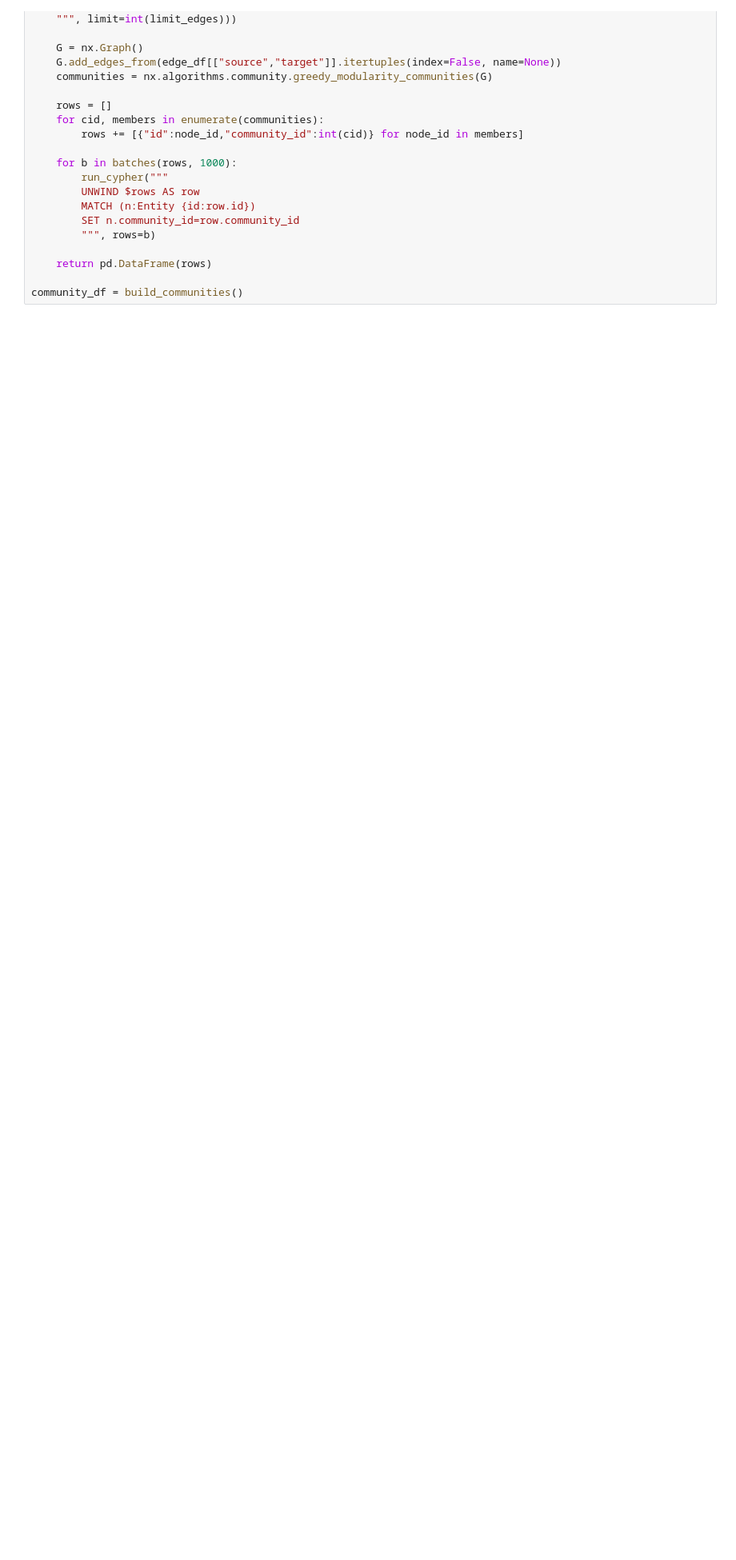
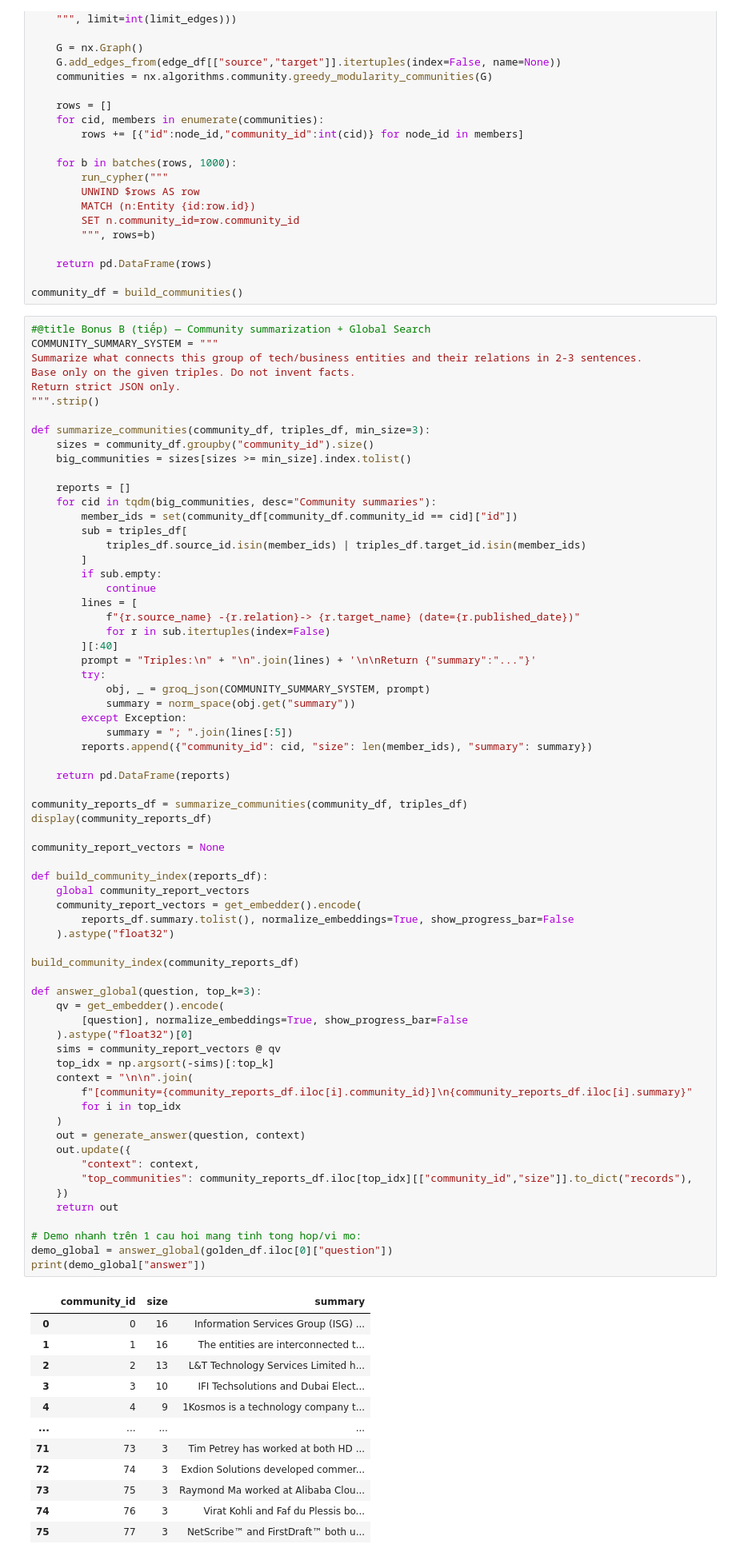
Before and after one commit to nt15032/K3-Track3-Lab19-GraphRAG-2A202601618-NguyenDucAnhTuan, a Jupyter notebook: Day19_GraphRAG_vs_FlatRAG_Production_Lab_Guide.ipynb, the cells around one changed output. Shown at 80% size. Saved outputs shown, nothing was run; the diff lists cells and outputs as text; blank space fills up the shorter version.

```diff
--- a/Day19_GraphRAG_vs_FlatRAG_Production_Lab_Guide.ipynb
+++ b/Day19_GraphRAG_vs_FlatRAG_Production_Lab_Guide.ipynb
@@ -1652,3 +1655,83 @@ def build_communities(limit_edges=20000):
     return pd.DataFrame(rows)
 
 community_df = build_communities()
+# %%
+#@title Bonus B (tiếp) — Community summarization + Global Search
+COMMUNITY_SUMMARY_SYSTEM = """
+Summarize what connects this group of tech/business entities and their relations in 2-3 sentences.
+Base only on the given triples. Do not invent facts.
+Return strict JSON only.
+""".strip()
+
+def summarize_communities(community_df, triples_df, min_size=3):
+    sizes = community_df.groupby("community_id").size()
+    big_communities = sizes[sizes >= min_size].index.tolist()
+
+    reports = []
+    for cid in tqdm(big_communities, desc="Community summaries"):
+        member_ids = set(community_df[community_df.community_id == cid]["id"])
+        sub = triples_df[
+            triples_df.source_id.isin(member_ids) | triples_df.target_id.isin(member_ids)
+        ]
+        if sub.empty:
+            continue
+        lines = [
+            f"{r.source_name} -{r.relation}-> {r.target_name} (date={r.published_date})"
+            for r in sub.itertuples(index=False)
+        ][:40]
+        prompt = "Triples:\n" + "\n".join(lines) + '\n\nReturn {"summary":"..."}'
+        try:
+            obj, _ = groq_json(COMMUNITY_SUMMARY_SYSTEM, prompt)
+            summary = norm_space(obj.get("summary"))
+        except Exception:
+            summary = "; ".join(lines[:5])
+        reports.append({"community_id": cid, "size": len(member_ids), "summary": summary})
+
+    return pd.DataFrame(reports)
+
+community_reports_df = summarize_communities(community_df, triples_df)
+display(community_reports_df)
+
+community_report_vectors = None
+
+def build_community_index(reports_df):
+    global community_report_vectors
+    community_report_vectors = get_embedder().encode(
+        reports_df.summary.tolist(), normalize_embeddings=True, show_progress_bar=False
+    ).astype("float32")
+
+build_community_index(community_reports_df)
+
+def answer_global(question, top_k=3):
+    qv = get_embedder().encode(
+        [question], normalize_embeddings=True, show_progress_bar=False
+    ).astype("float32")[0]
+    sims = community_report_vectors @ qv
+    top_idx = np.argsort(-sims)[:top_k]
+    context = "\n\n".join(
+        f"[community={community_reports_df.iloc[i].community_id}]\n{community_reports_df.iloc[i].summary}"
+        for i in top_idx
+    )
+    out = generate_answer(question, context)
+    out.update({
+        "context": context,
+        "top_communities": community_reports_df.iloc[top_idx][["community_id","size"]].to_dict("records"),
+    })
+    return out
+
+# Demo nhanh trên 1 cau hoi mang tinh tong hop/vi mo:
+demo_global = answer_global(golden_df.iloc[0]["question"])
+print(demo_global["answer"])
+# %% [output]
+|  | community_id | size | summary |
+| 0 | 0 | 16 | Information Services Group (ISG) ... |
+| 1 | 1 | 16 | The entities are interconnected t... |
+| 2 | 2 | 13 | L&T Technology Services Limited h... |
+| 3 | 3 | 10 | IFI Techsolutions and Dubai Elect... |
+| 4 | 4 | 9 | 1Kosmos is a technology company t... |
+| ... | ... | ... | ... |
+| 71 | 73 | 3 | Tim Petrey has worked at both HD ... |
+| 72 | 74 | 3 | Exdion Solutions developed commer... |
+| 73 | 75 | 3 | Raymond Ma worked at Alibaba Clou... |
+| 74 | 76 | 3 | Virat Kohli and Faf du Plessis bo... |
+| 75 | 77 | 3 | NetScribe™ and FirstDraft™ both u... |
```
Also changed, not shown: parts of 14 cells of this notebook, 7 other files.
